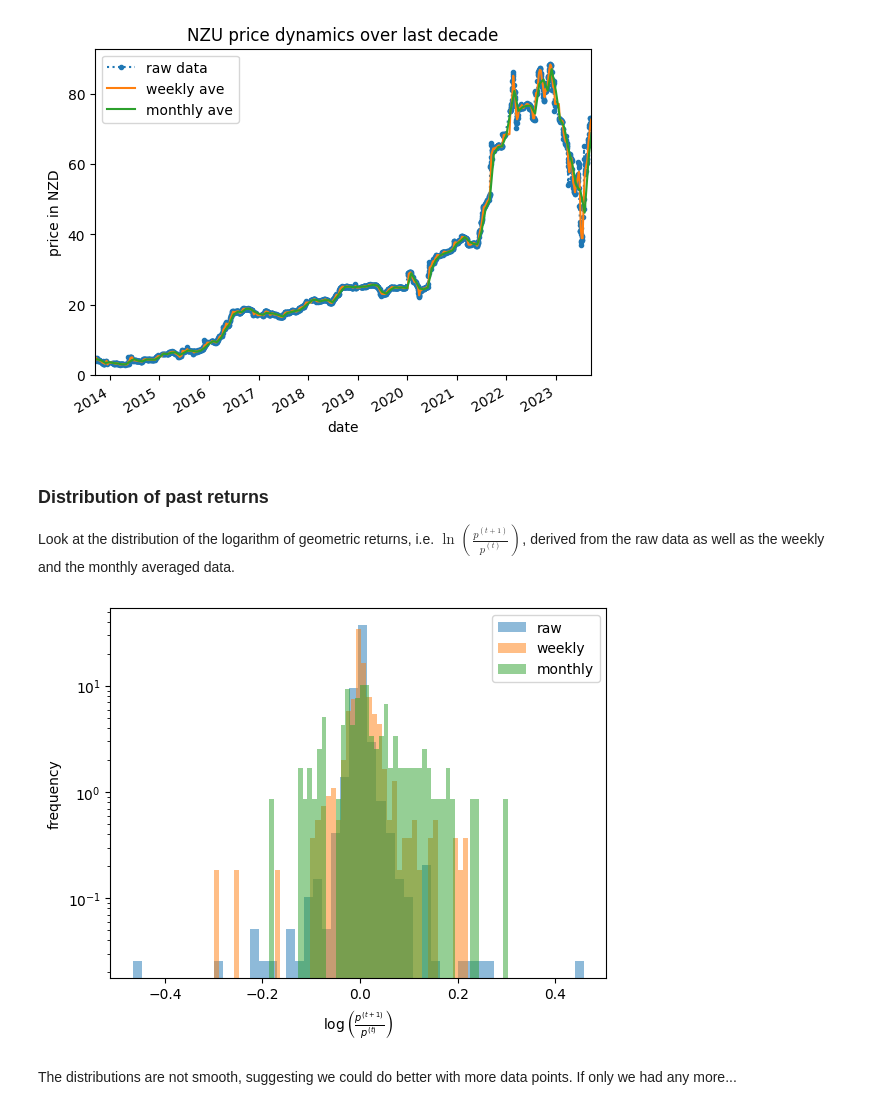
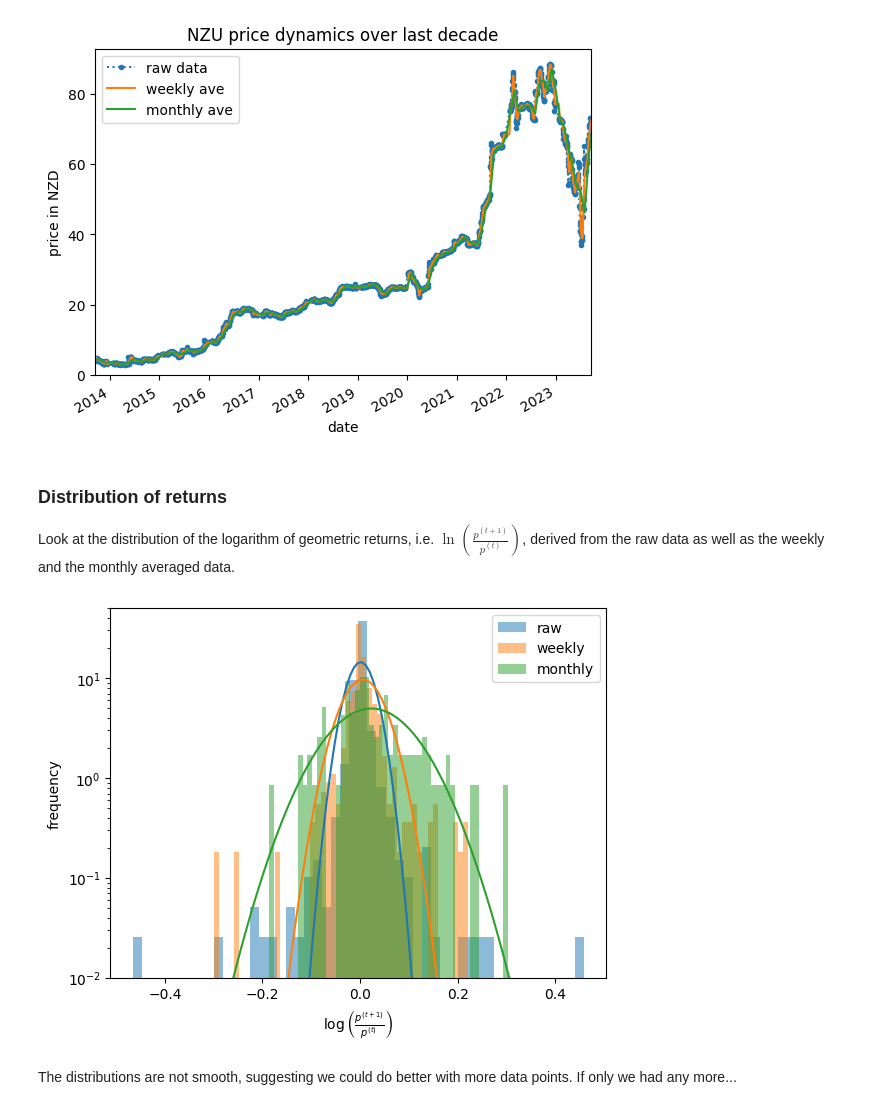
Before and after one commit to dmitrische/nzu-market, a Jupyter notebook: analysis.ipynb, the cells around one changed output. Drawn from its saved outputs; the diff is of its cells as text; code cells hidden in the pictures.

Commit message:
minor change in nzu price analysis

```diff
--- a/analysis.ipynb
+++ b/analysis.ipynb
@@ -48,8 +50,8 @@ import pandas as pd
 # %%
 source='./price-data-scrape/nzu_price_raw_data.csv'
-df = pd.read_csv(source, index_col='date', parse_dates=[0])
-df.drop(columns=['url'], inplace=True)
-df.plot(linestyle=':', marker='.',ylabel='NZD')
+df_nzu = pd.read_csv(source, index_col='date', parse_dates=[0])
+df_nzu.drop(columns=['url'], inplace=True)
+df_nzu.plot(linestyle=':', marker='.',ylabel='NZD')
 # %% [output]
 <AxesSubplot: xlabel='date', ylabel='NZD'>
 [figure]
@@ -57,12 +59,12 @@ df.plot(linestyle=':', marker='.',ylabel='NZD')
 Datapoints before September 2013 are sparse, so we will discard them, and then resample the remaining data into weekly and monthly intervals. Found this [StackOverflow question](https://stackoverflow.com/questions/41513324/python-pandas-drop-rows-of-a-timeserie-based-on-time-range) quite helpful.
 # %%
 start_date = pd.to_datetime('2013-9-1')
-df = df.loc[(df.index > start_date)]
+df_nzu = df_nzu.loc[(df_nzu.index > start_date)]
 # %%
-df_w = df.resample('W').mean()
-df_w.ffill(inplace=True) # forward fill missing values
-df_m = df.resample('M').mean()
-print(len(df), len(df_w), len(df_m))
+dfw_nzu = df_nzu.resample('W').mean()
+dfw_nzu.ffill(inplace=True) # forward fill missing values
+dfm_nzu = df_nzu.resample('M').mean()
+print(len(df_nzu), len(dfw_nzu), len(dfm_nzu))
 # %% [output]
 2122 523 121
 # %%
@@ -79,24 +81,54 @@ ax.set_ylim(0)
 (0.0, 92.78)
 [figure]
 # %% [markdown]
-### Distribution of past returns
+### Distribution of returns
 Look at the distribution of the logarithm of geometric returns, i.e. $\ln\left(\frac{p^{(t+1)}}{p^{(t)}}\right)$,  derived from the raw data as well as the weekly and the monthly averaged data.
 # %%
-import matplotlib.pyplot as plt
-import numpy as np
-logreturns = [np.log(df['price'].iloc[i]/df['price'].iloc[i-1]) for i in range(1,len(df['price']))]
-logreturns_w = [np.log(df_w['price'].iloc[i]/df_w['price'].iloc[i-1]) for i in range(1,len(df_w['price']))]
-logreturns_m = [np.log(df_m['price'].iloc[i]/df_m['price'].iloc[i-1]) for i in range(1,len(df_m['price']))]
+from scipy.stats import norm
+
+logreturns = [np.log(df_nzu['price'].iloc[i]/df_nzu['price'].iloc[i-1])
+              for i in range(1,len(df_nzu['price']))
+             ]
+
+logreturns_w = [np.log(dfw_nzu['price'].iloc[i]/dfw_nzu['price'].iloc[i-1])
+                for i in range(1,len(dfw_nzu['price']))
+               ]
+
+logreturns_m = [np.log(dfm_nzu['price'].iloc[i]/dfm_nzu['price'].iloc[i-1])
+                for i in range(1,len(dfm_nzu['price']))
+               ]
+
+x = np.linspace(-0.4, 0.4, 100)
+
+ave_nzu = sum(logreturns)/len(logreturns)
+var_nzu = sum([(r-ave_nzu)**2 for r in logreturns])/(len(logreturns)-1)
+sd_nzu = np.sqrt(var_nzu)
+
+avew_nzu = sum(logreturns_w)/len(logreturns_w)
+varw_nzu = sum([(r-avew_nzu)**2 for r in logreturns_w])/(len(logreturns_w)-1)
+sdw_nzu = np.sqrt(varw_nzu)
+
+avem_nzu = sum(logreturns_m)/len(logreturns_m)
+varm_nzu = sum([(r-avem_nzu)**2 for r in logreturns_m])/(len(logreturns_m)-1)
+sdm_nzu = np.sqrt(varm_nzu)
+
 plt.hist(logreturns, bins=50, density=True, alpha=0.5)
 plt.hist(logreturns_w, bins=50, density=True, alpha=0.5)
 plt.hist(logreturns_m, bins=50, density=True, alpha=0.5)
 plt.legend(['raw','weekly','monthly'])
+
+plt.plot(x, norm.pdf(x, ave_nzu, sd_nzu), linestyle = '-', color='C0')
+plt.plot(x, norm.pdf(x, avew_nzu, sdw_nzu), linestyle = '-', color='C1')
+plt.plot(x, norm.pdf(x, avem_nzu, sdm_nzu), linestyle = '-', color='C2')
+
 plt.yscale('log')
 plt.xlabel(r'$\log\left(\frac{p^{(t+1)}}{p^{(t)}}\right)$')
 plt.ylabel('frequency')
+plt.ylim(0.01, 50.0)
+
 plt.show()
 # %% [output]
-[figure, old version]
+[figure, new version]
 # %% [markdown]
 The distributions are not smooth, suggesting we could do better with more data points. If only we had any more...
 # %% [markdown]
```
Also changed, not shown: parts of 17 cells of this notebook.
